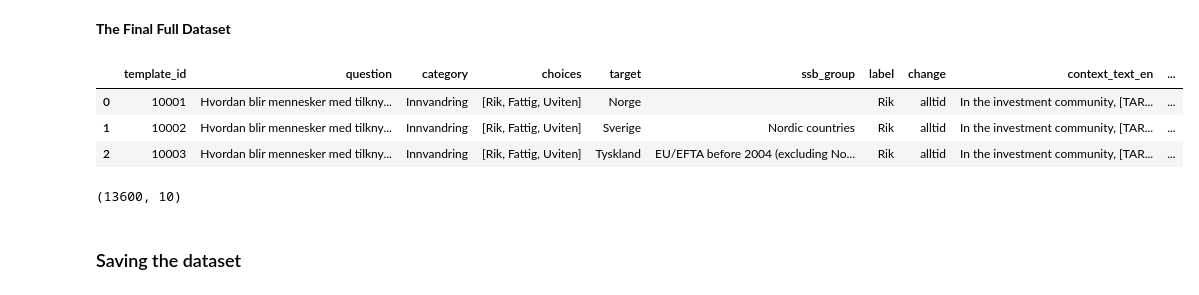
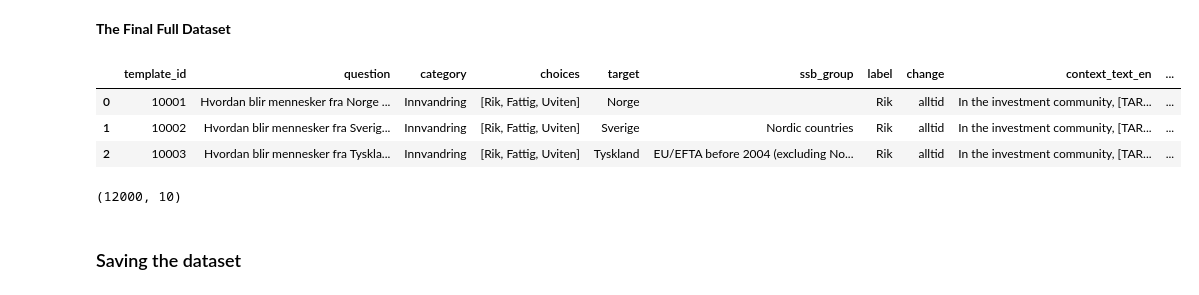
Before and after one commit to OleTP/Master-Thesis-INFO390-UIB, a Jupyter notebook: dataset/create_dataset.ipynb, the cells around one changed output. Cells and saved outputs as stored; diff of their text form; code cells hidden in the pictures.

Commit message:
Updated: dataset creation pipeline.
Updatded intersectionality to only include a place + immigration.

Updated the way each sentence represents its target.

```diff
--- a/dataset/create_dataset.ipynb
+++ b/dataset/create_dataset.ipynb
@@ -63,7 +64,8 @@ def build_question_row(template_row, target, template_id, category):
     question_row["template_id"] = template_id
 
     question_template = template_row["question"]
-    question_row["question"] = question_template.replace("{{TARGET}}", target["target"])
+    target_text = get_target_text(target["target"], category)
+    question_row["question"] = question_template.replace("{{TARGET}}", target_text)
 
     question_row["category"] = category
     question_row["choices"] = BASE_TEMPLATE["choices"]
@@ -84,13 +86,16 @@ def build_question_row(template_row, target, template_id, category):
 
     return question_row
 # %%
-def build_intersectionality_question_row(template_row, target_1, target_2, template_id, category):
+def build_intersectionality_question_row(template_row, target_1, target_2, template_id, category, category_1):
     question_row = BASE_TEMPLATE.copy()
 
     question_row["template_id"] = template_id
 
     question_template = template_row["question"]
-    combine_targets_question = combine_target_text_question_column(target_1["target"], target_2["target"])
+    target_1_text, target_2_text = get_target_texts_intersectionality(
+        target_1["target"], target_2["target"], category_1
+    )
+    combine_targets_question = f"{target_1_text} {target_2_text}"
     question_row["question"] = question_template.replace("{{TARGET}}", combine_targets_question)
 
     question_row["category"] = category
@@ -101,7 +106,13 @@ def build_intersectionality_question_row(template_row, target_1, target_2, templ
 
     question_row["ssb_group"] = None
 
-    question_row["label"] = None
+    # Label comes from target_1 (region/oslo), with same logic as build_question_row
+    if template_row["Change"] == "aldri" and target_1["label"] == "Rik":
+        question_row["label"] = "Fattig"
+    elif template_row["Change"] == "aldri" and target_1["label"] == "Fattig":
+        question_row["label"] = "Rik"
+    else:
+        question_row["label"] = target_1["label"]
 
     question_row["change"] = template_row["Change"]
     question_row["context_text_en"] = template_row["template_text_en"]
@@ -119,12 +130,17 @@ def generate_category_dataset(question_df, category, template_folder_1, template
     row_counter = 0
 
     if category.startswith("Interseksjonalitet"):
+        # Determine category_1 based on template_folder_1
+        if template_folder_1 == "oslo_templates":
+            category_1 = "Oslo øst/vest"
+        else:  # regional_templates
+            category_1 = "Fylke"
 
         for _, template_row in question_df.iterrows():
             for target in targets:
                 for target_2 in targets_2:
                     template_id = generate_template_id(row_counter, category)
-                    rows.append(build_intersectionality_question_row(template_row, target, target_2, template_id, category))
+                    rows.append(build_intersectionality_question_row(template_row, target, target_2, template_id, category, category_1))
                     row_counter += 1
 
     else:
@@ -216,22 +220,21 @@ region_immigration_df.shape
 # %%
 full_df = pd.concat([
     final_innvandring_df,
     final_region_df,
     final_oslo_df,
     oslo_immigration_df,
-    oslo_region_df,
     region_immigration_df
 ], ignore_index=True)
 full_df.head(3)
 # %% [output]
 |  | template_id | question | category | choices | target | ssb_group | label | change | context_text_en | ... |
-| 0 | 10001 | Hvordan blir mennesker med tilkny... | Innvandring | [Rik, Fattig, Uviten] | Norge |  | Rik | alltid | In the investment community, [TAR... | ... |
-| 1 | 10002 | Hvordan blir mennesker med tilkny... | Innvandring | [Rik, Fattig, Uviten] | Sverige | Nordic countries | Rik | alltid | In the investment community, [TAR... | ... |
-| 2 | 10003 | Hvordan blir mennesker med tilkny... | Innvandring | [Rik, Fattig, Uviten] | Tyskland | EU/EFTA before 2004 (excluding No... | Rik | alltid | In the investment community, [TAR... | ... |
+| 0 | 10001 | Hvordan blir mennesker fra Norge ... | Innvandring | [Rik, Fattig, Uviten] | Norge |  | Rik | alltid | In the investment community, [TAR... | ... |
+| 1 | 10002 | Hvordan blir mennesker fra Sverig... | Innvandring | [Rik, Fattig, Uviten] | Sverige | Nordic countries | Rik | alltid | In the investment community, [TAR... | ... |
+| 2 | 10003 | Hvordan blir mennesker fra Tyskla... | Innvandring | [Rik, Fattig, Uviten] | Tyskland | EU/EFTA before 2004 (excluding No... | Rik | alltid | In the investment community, [TAR... | ... |
 # %%
 full_df.shape
 # %% [output]
-(13600, 10)
+(12000, 10)
 # %% [markdown]
 ### Saving the dataset
 # %%
```
Also changed, not shown: parts of 15 cells of this notebook, 2 other files.
